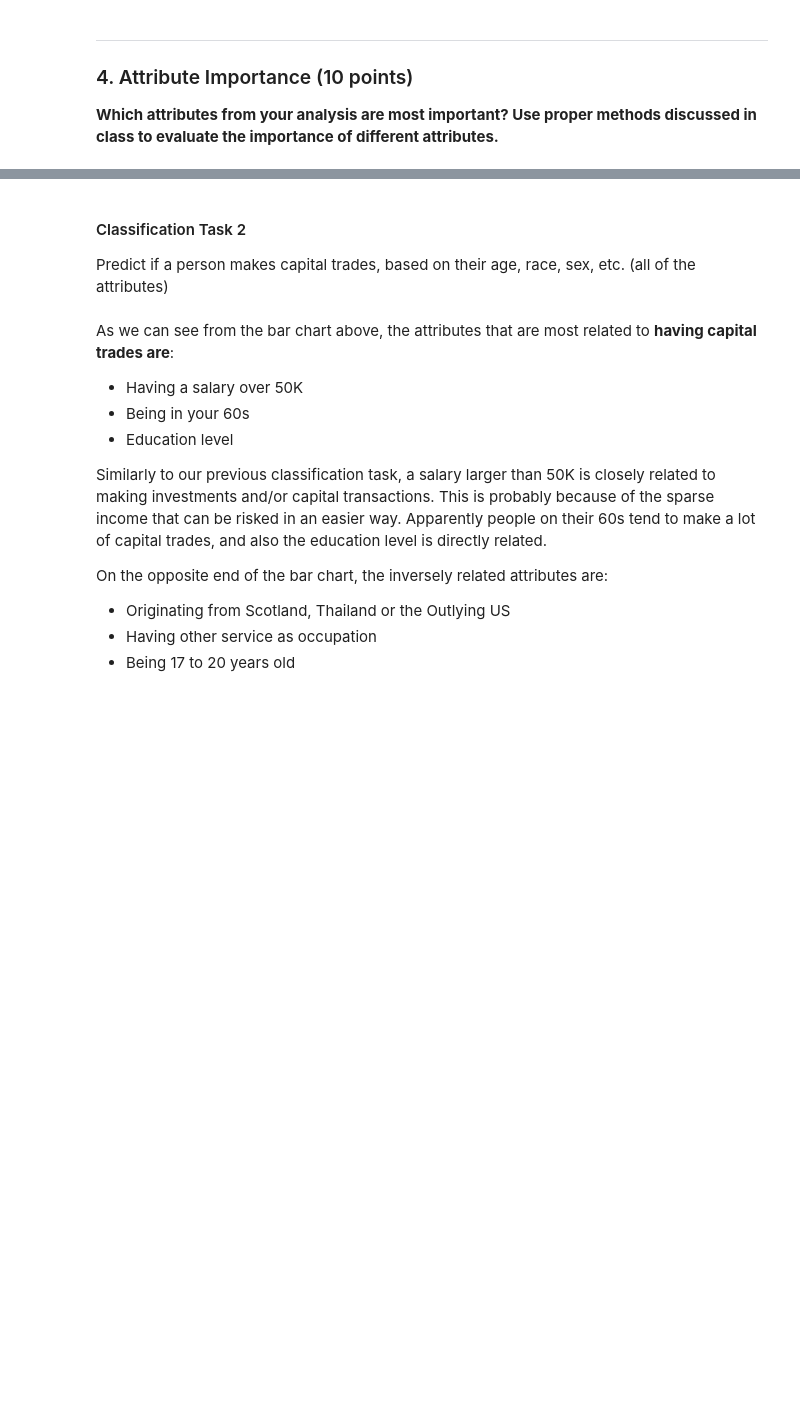
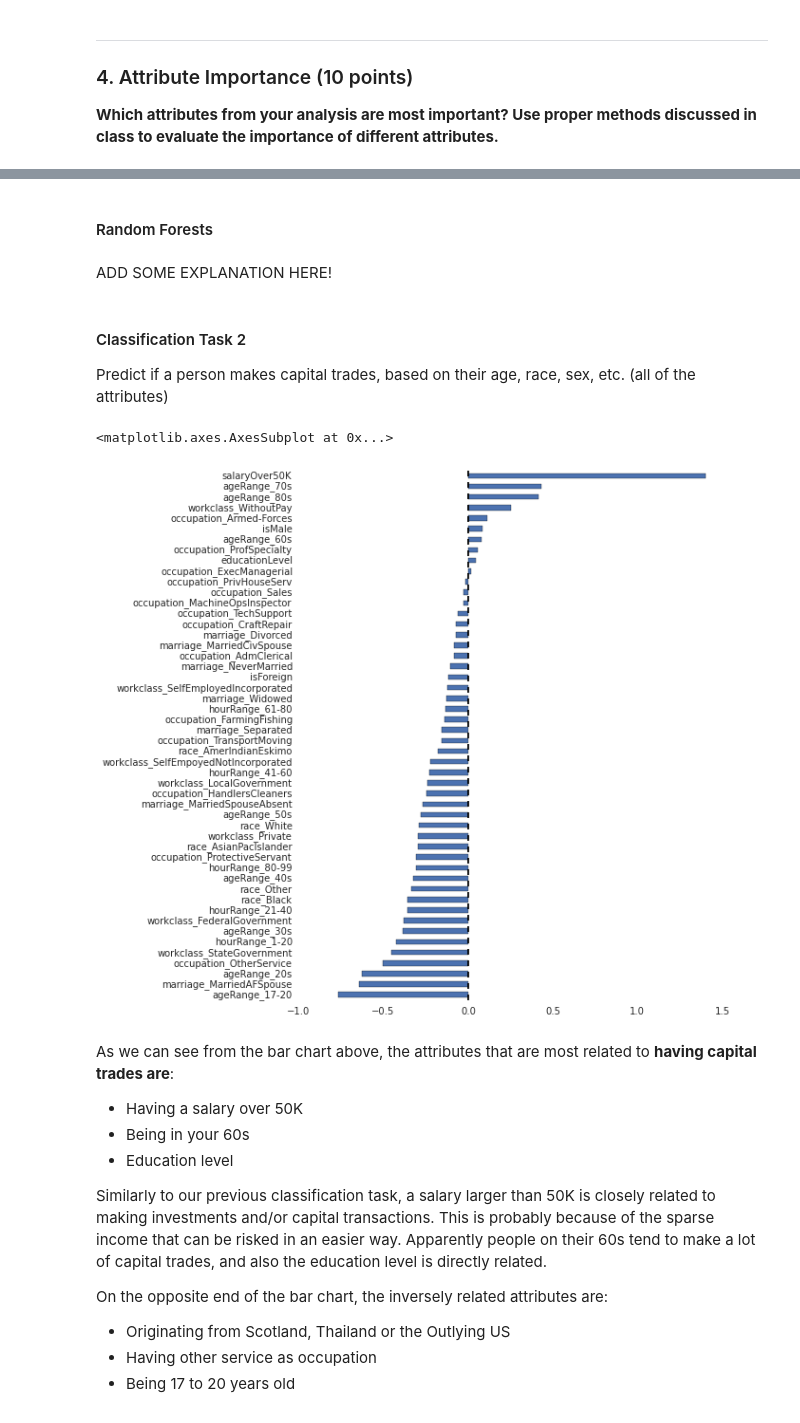
Before and after one commit to SpencerKaiser/DataMining, a Jupyter notebook: 03_AssignmentThree/A3-Master.ipynb, the cells around one changed output, grey strips where cells are left out. Cells and saved outputs as stored; diff of their text form; code cells hidden in the pictures; blank space fills up the shorter version.

```diff
--- a/03_AssignmentThree/A3-Master.ipynb
+++ b/03_AssignmentThree/A3-Master.ipynb
@@ -897,9 +907,21 @@ Finally, for the occupation as "other service", it probably refers to the servic
+# %% [markdown]
+#### Random Forests
+# %% [markdown]
+ADD SOME EXPLANATION HERE!
 # %% [markdown]
 #### Classification Task 2
 Predict if a person makes capital trades, based on their age, race, sex, etc. (all of the attributes)
 # %%
 # sort these attributes and spit them out
 zip_vars = zip(LRTask2.coef_.T,df2.columns)
 zip_vars.sort(key = lambda t: np.abs(t[0]))
-for coef, name in reversed(zip_vars):
-    print name, 'has importance of', coef[0]
+
+# now let's make a pandas Series with the names and values, and plot them
+%matplotlib inline
+
+weights = pd.Series(LRTask2.coef_[0],index=df2.columns)
+weights = weights.order(ascending=True)
+weights.plot(kind='barh',figsize=(8,10))
+# %% [output]
+<matplotlib.axes.AxesSubplot at 0x...>
+[figure, added]
```
Also changed, not shown: parts of 8 cells of this notebook.
